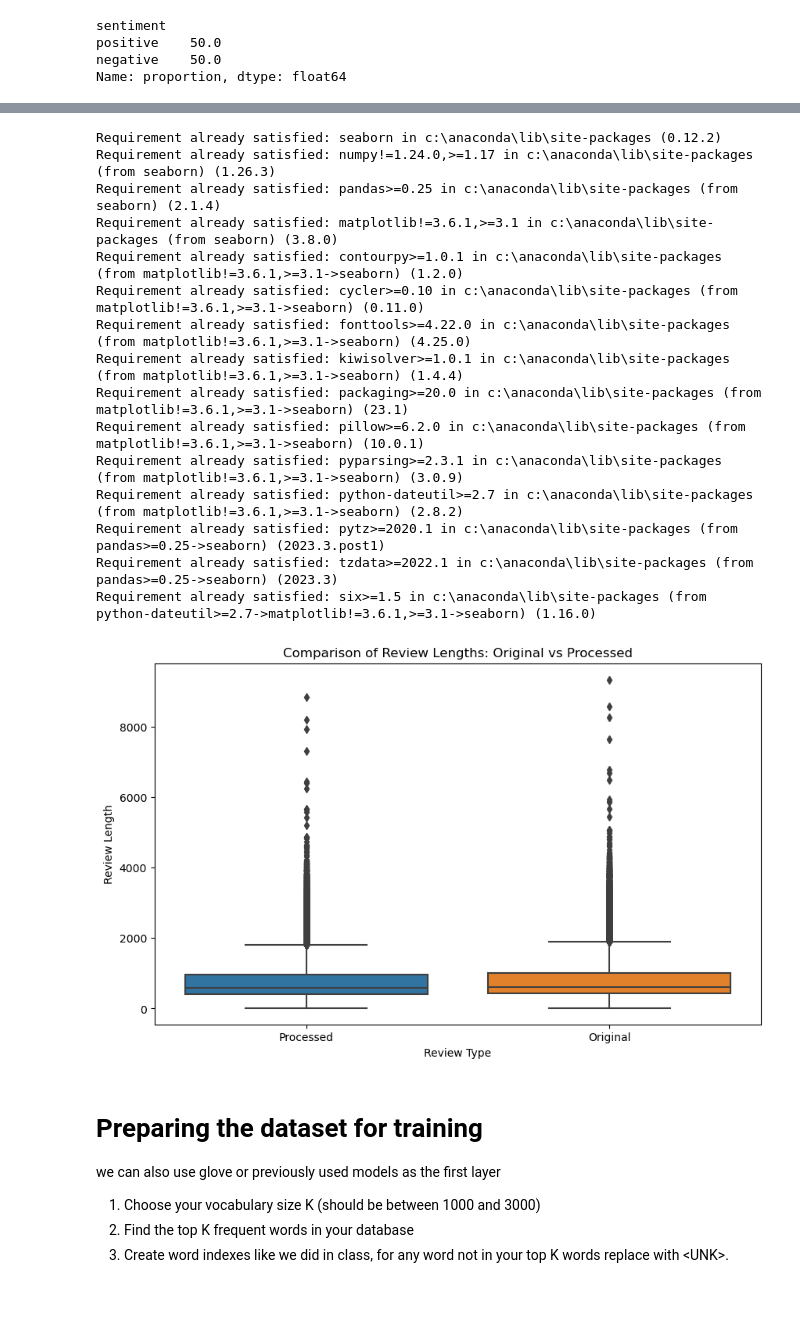
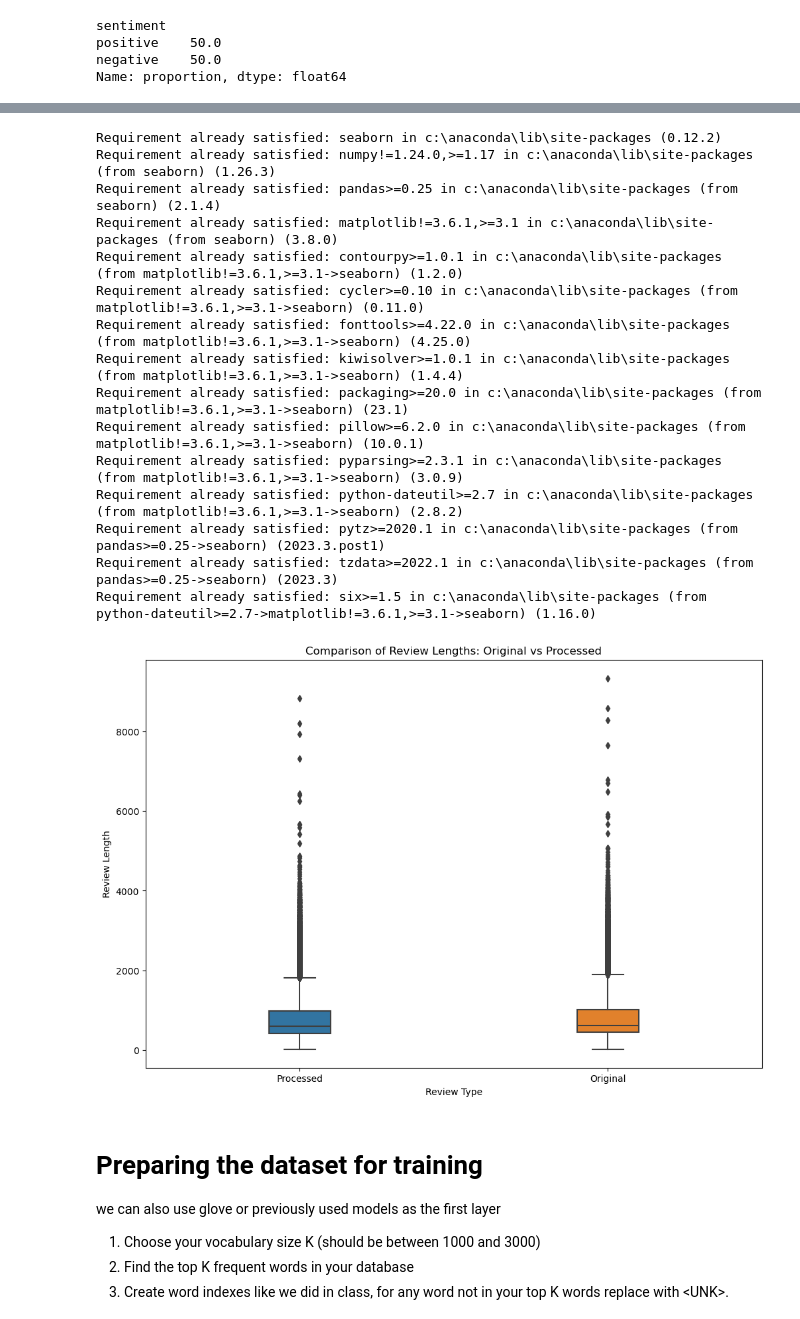
Before and after one commit to YanivGabay/Reviews_Sentiment_BILSTM, a Jupyter notebook: Natural_Language_Processing_–_Ex_2.ipynb, the cells around one changed output, grey strips where cells are left out. Drawn from its saved outputs; the diff is of its cells as text; code cells hidden in the pictures; blank space fills up the shorter version.

Commit message:
think i fixed the graphs

```diff
--- a/Natural_Language_Processing_–_Ex_2.ipynb
+++ b/Natural_Language_Processing_–_Ex_2.ipynb
@@ -426,7 +426,9 @@ def plot_review_statistics(review_lengths, stats, title):
     ax.set_xticklabels(['Reviews'])  # Adjust tick label as needed
     ax.set_xlabel('Review Type')
     #ax.grid(True, which='both', linestyle='--', linewidth=0.5)
-    ax.legend(legend_labels, loc='upper left', fontsize='small', shadow=True, fancybox=True, title='Statistics')
+    #ax.legend(legend_labels, loc='upper left', fontsize='small', shadow=True, fancybox=True, title='Statistics')
+    for i, label in enumerate(legend_labels):
+        ax.text(0.02, 0.95 - i * 0.05, label, transform=plt.gca().transAxes, fontsize='small')
 
     plt.show()
     return fig, ax
@@ -448,8 +450,8 @@ length_comparison = pd.DataFrame({
 
 
 
-plt.figure(figsize=(10, 6))
-sns.boxplot(x='Type', y='Length', data=length_comparison)
+plt.figure(figsize=(12, 8))
+sns.boxplot(x='Type', y='Length', data=length_comparison, whis=1.5, width=0.2)
 plt.title('Comparison of Review Lengths: Original vs Processed')
 plt.ylabel('Review Length')
 plt.xlabel('Review Type')
@@ -482,19 +484,19 @@ Name: review_length, dtype: float64
 Requirement already satisfied: seaborn in c:\anaconda\lib\site-packages (0.12.2)
 Requirement already satisfied: numpy!=1.24.0,>=1.17 in c:\anaconda\lib\site-packages (from seaborn) (1.26.3)
 Requirement already satisfied: pandas>=0.25 in c:\anaconda\lib\site-packages (from seaborn) (2.1.4)
 Requirement already satisfied: matplotlib!=3.6.1,>=3.1 in c:\anaconda\lib\site-packages (from seaborn) (3.8.0)
 Requirement already satisfied: contourpy>=1.0.1 in c:\anaconda\lib\site-packages (from matplotlib!=3.6.1,>=3.1->seaborn) (1.2.0)
 Requirement already satisfied: cycler>=0.10 in c:\anaconda\lib\site-packages (from matplotlib!=3.6.1,>=3.1->seaborn) (0.11.0)
 Requirement already satisfied: fonttools>=4.22.0 in c:\anaconda\lib\site-packages (from matplotlib!=3.6.1,>=3.1->seaborn) (4.25.0)
 Requirement already satisfied: kiwisolver>=1.0.1 in c:\anaconda\lib\site-packages (from matplotlib!=3.6.1,>=3.1->seaborn) (1.4.4)
 Requirement already satisfied: packaging>=20.0 in c:\anaconda\lib\site-packages (from matplotlib!=3.6.1,>=3.1->seaborn) (23.1)
 Requirement already satisfied: pillow>=6.2.0 in c:\anaconda\lib\site-packages (from matplotlib!=3.6.1,>=3.1->seaborn) (10.0.1)
 Requirement already satisfied: pyparsing>=2.3.1 in c:\anaconda\lib\site-packages (from matplotlib!=3.6.1,>=3.1->seaborn) (3.0.9)
 Requirement already satisfied: python-dateutil>=2.7 in c:\anaconda\lib\site-packages (from matplotlib!=3.6.1,>=3.1->seaborn) (2.8.2)
 Requirement already satisfied: pytz>=2020.1 in c:\anaconda\lib\site-packages (from pandas>=0.25->seaborn) (2023.3.post1)
 Requirement already satisfied: tzdata>=2022.1 in c:\anaconda\lib\site-packages (from pandas>=0.25->seaborn) (2023.3)
 Requirement already satisfied: six>=1.5 in c:\anaconda\lib\site-packages (from python-dateutil>=2.7->matplotlib!=3.6.1,>=3.1->seaborn) (1.16.0)
-[figure, old version]
+[figure, new version]
 # %% [markdown]
 # Preparing the dataset for training
 we can also use glove or previously used models as the first layer
```
Also changed, not shown: parts of 6 cells of this notebook.
